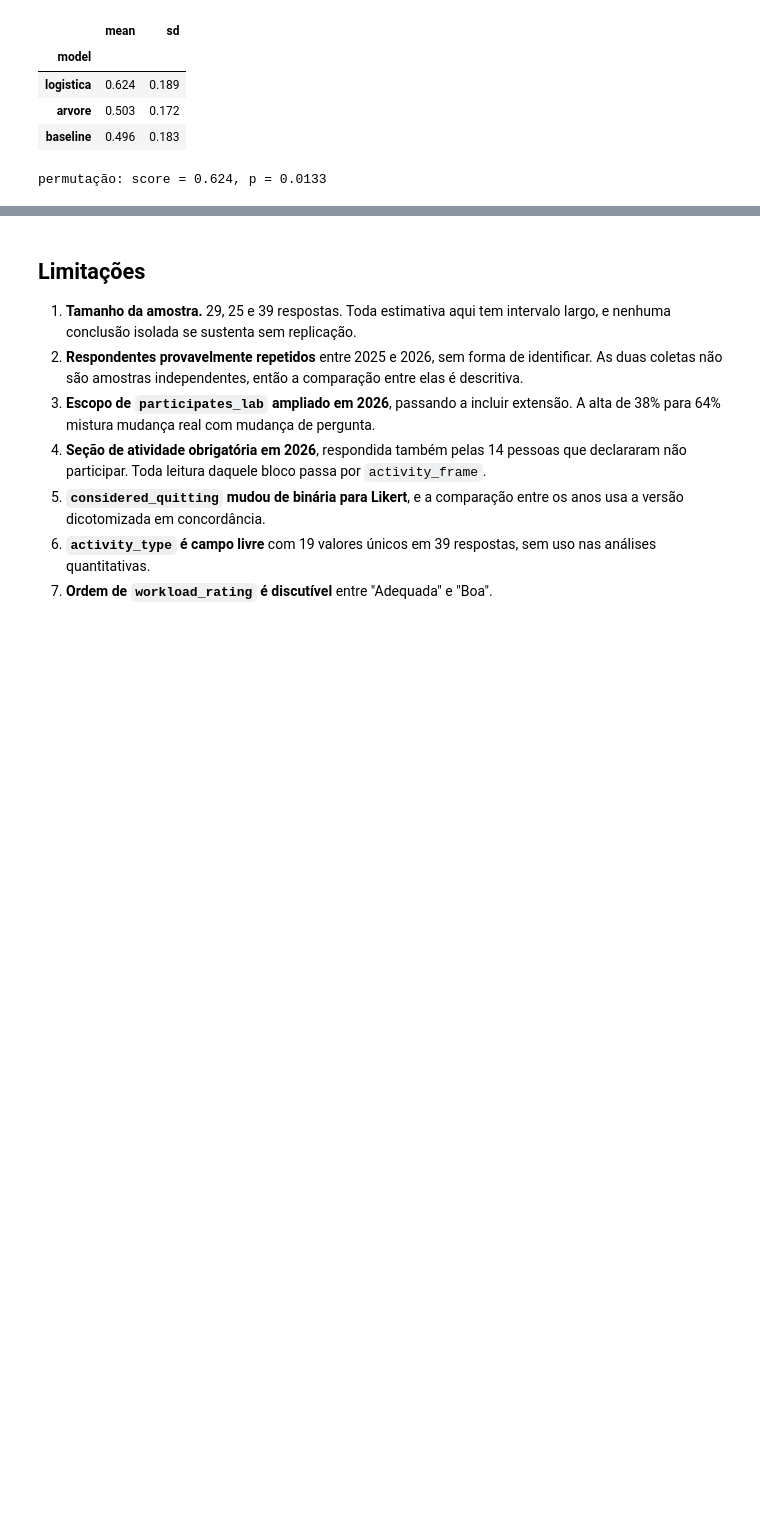
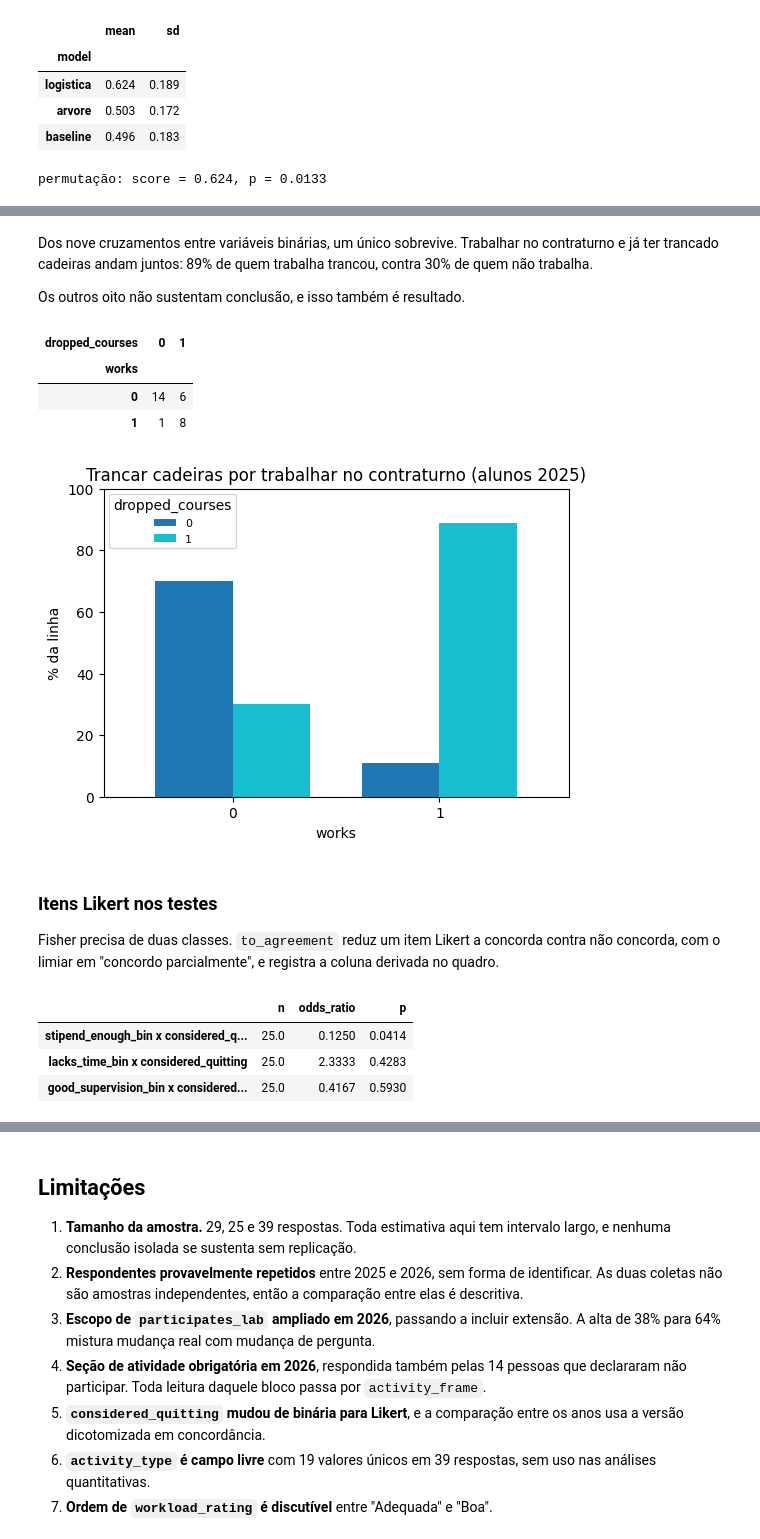
Before and after one commit to Gabriel-c0Nsp/analise-motivacao, a Jupyter notebook: analise-motivacao.ipynb, the cells around one changed output, grey strips where cells are left out. Drawn from its saved outputs; the diff is of its cells as text; code cells hidden in the pictures; blank space fills up the shorter version.

Commit message:
testes de Fisher e Mann-Whitney, gráficos descritivos e comparativo entre anos

```diff
--- a/analise-motivacao.ipynb
+++ b/analise-motivacao.ipynb
@@ -917,0 +961,41 @@ permutação: score = 0.624, p = 0.0133
+# %% [markdown]
+Dos nove cruzamentos entre variáveis binárias, um único sobrevive. Trabalhar no
+contraturno e já ter trancado cadeiras andam juntos: 89% de quem trabalha trancou,
+contra 30% de quem não trabalha.
+
+Os outros oito não sustentam conclusão, e isso também é resultado.
+# %%
+display(crosstab_counts(students_2025_06, "works", "dropped_courses"))
+plot_crosstab(
+    crosstab_rowperc(students_2025_06, "works", "dropped_courses"),
+    title="Trancar cadeiras por trabalhar no contraturno (alunos 2025)",
+);
+# %% [output]
+| dropped_courses | 0 | 1 |
+| works |  |  |
+| 0 | 14 | 6 |
+| 1 | 1 | 8 |
+[figure, added]
+# %% [markdown]
+### Itens Likert nos testes
+
+Fisher precisa de duas classes. `to_agreement` reduz um item Likert a concorda contra
+não concorda, com o limiar em "concordo parcialmente", e registra a coluna derivada
+no quadro.
+# %%
+to_agreement(researchers_2025_06, "stipend_enough")
+to_agreement(researchers_2025_06, "lacks_time")
+to_agreement(researchers_2025_06, "good_supervision")
+
+LIKERT_DICOTOMIZADOS = [
+    (researchers_2025_06, "stipend_enough_bin", "considered_quitting"),
+    (researchers_2025_06, "lacks_time_bin", "considered_quitting"),
+    (researchers_2025_06, "good_supervision_bin", "considered_quitting"),
+]
+
+pd.DataFrame([fisher(quadro, a, b) for quadro, a, b in LIKERT_DICOTOMIZADOS]).round(4)
+# %% [output]
+|  | n | odds_ratio | p |
+| stipend_enough_bin x considered_q... | 25.0 | 0.1250 | 0.0414 |
+| lacks_time_bin x considered_quitting | 25.0 | 2.3333 | 0.4283 |
+| good_supervision_bin x considered... | 25.0 | 0.4167 | 0.5930 |
```
Also changed, not shown: parts of 16 cells of this notebook, 6 other files.
